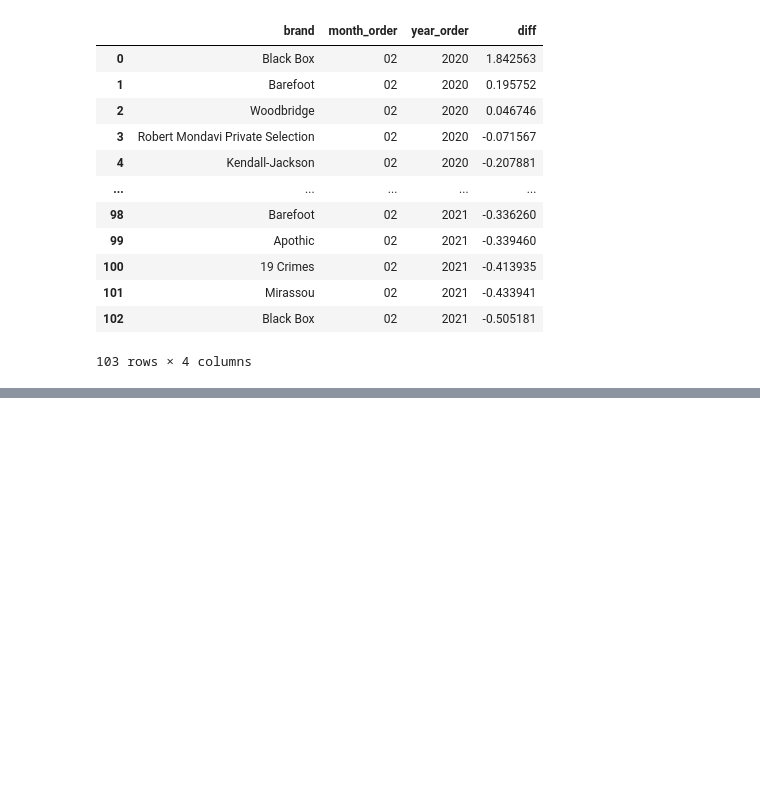
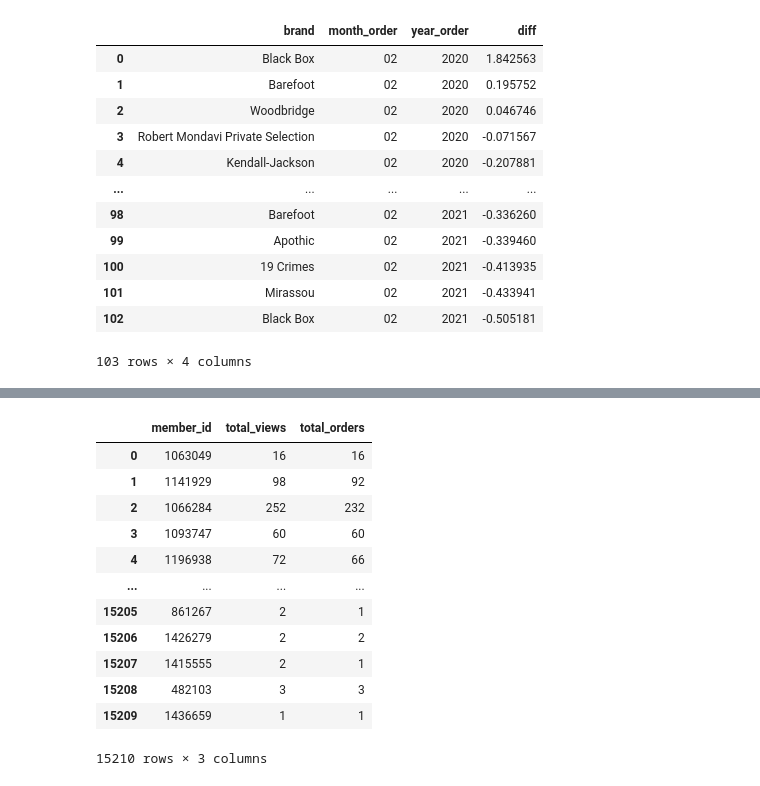
Before and after one commit to GusAlmeida93/emeals-challenge, a Jupyter notebook: challenge.ipynb, the cells around one changed output, grey strips where cells are left out. Cells and saved outputs as stored; diff of their text form; code cells hidden in the pictures; blank space fills up the shorter version.

```diff
--- a/challenge.ipynb
+++ b/challenge.ipynb
@@ -317,0 +466,17 @@ result
+# %%
+result = redshift_query(host, database, user, password, query)
+result
+# %% [output]
+|  | member_id | total_views | total_orders |
+| 0 | 1063049 | 16 | 16 |
+| 1 | 1141929 | 98 | 92 |
+| 2 | 1066284 | 252 | 232 |
+| 3 | 1093747 | 60 | 60 |
+| 4 | 1196938 | 72 | 66 |
+| ... | ... | ... | ... |
+| 15205 | 861267 | 2 | 1 |
+| 15206 | 1426279 | 2 | 2 |
+| 15207 | 1415555 | 2 | 1 |
+| 15208 | 482103 | 3 | 3 |
+| 15209 | 1436659 | 1 | 1 |
+15210 rows × 3 columns
```
Also changed, not shown: parts of 24 cells of this notebook, 8 other files.
